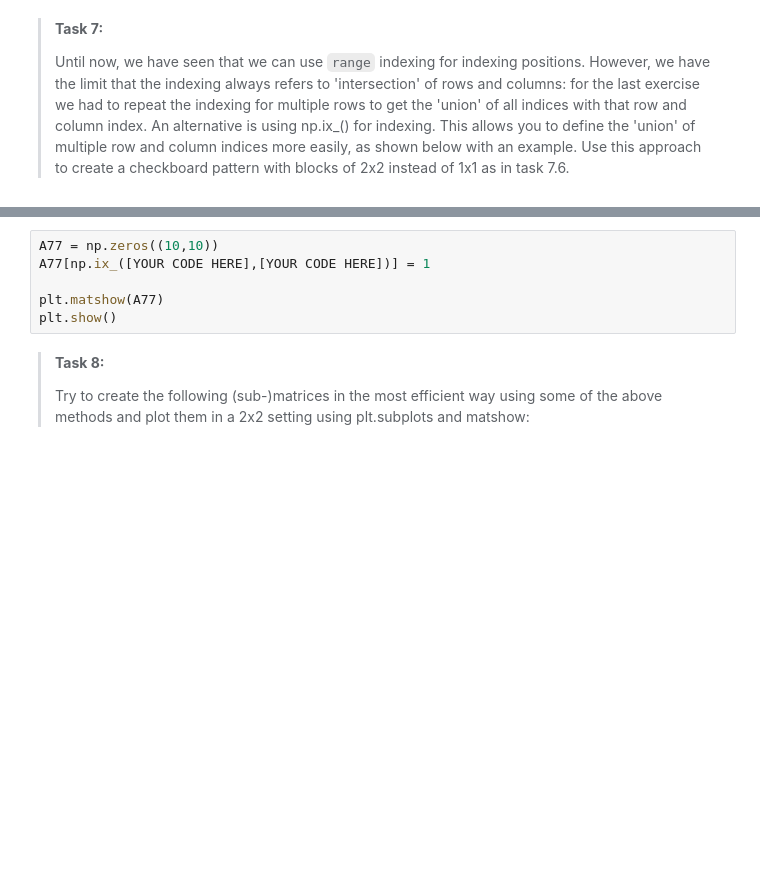
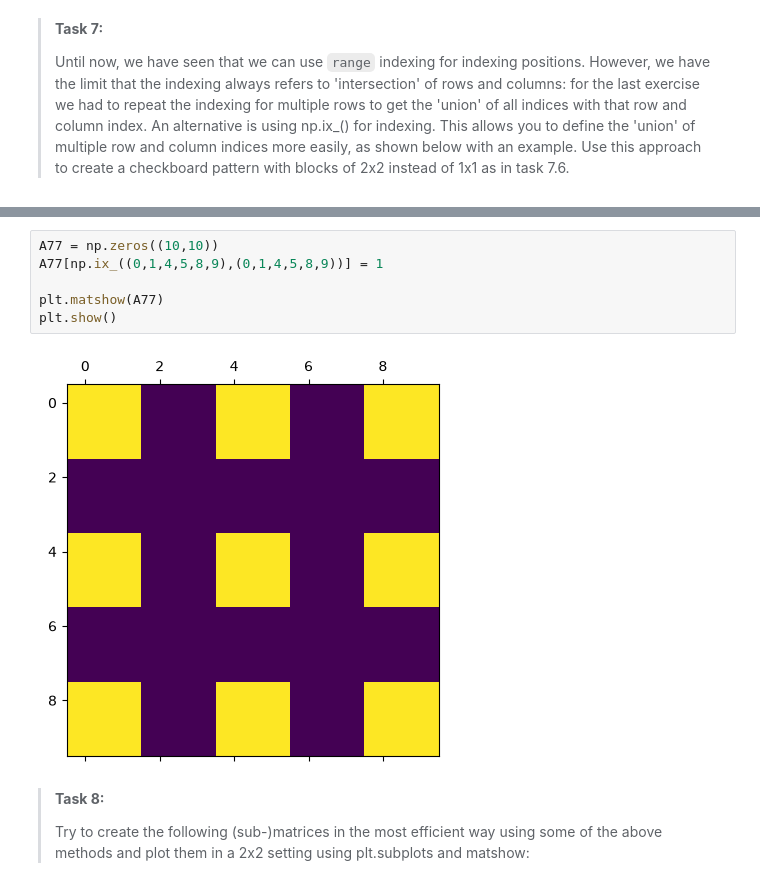
Before and after one commit to jukicfran/PA1.2_template, a Jupyter notebook: 6_filling_matrix.ipynb, the cells around one changed output, grey strips where cells are left out. Drawn from its saved outputs; the diff is of its cells as text; blank space fills up the shorter version.

```diff
--- a/6_filling_matrix.ipynb
+++ b/6_filling_matrix.ipynb
@@ -120,9 +126,11 @@ plt.show()
 # %%
 A77 = np.zeros((10,10))
-A77[np.ix_([YOUR CODE HERE],[YOUR CODE HERE])] = 1
+A77[np.ix_((0,1,4,5,8,9),(0,1,4,5,8,9))] = 1
 
 plt.matshow(A77)
 plt.show()
+# %% [output]
+[figure, added]
 # %% [markdown]
 > **Task 8:**
 >
```
Also changed, not shown: parts of 7 cells of this notebook.
